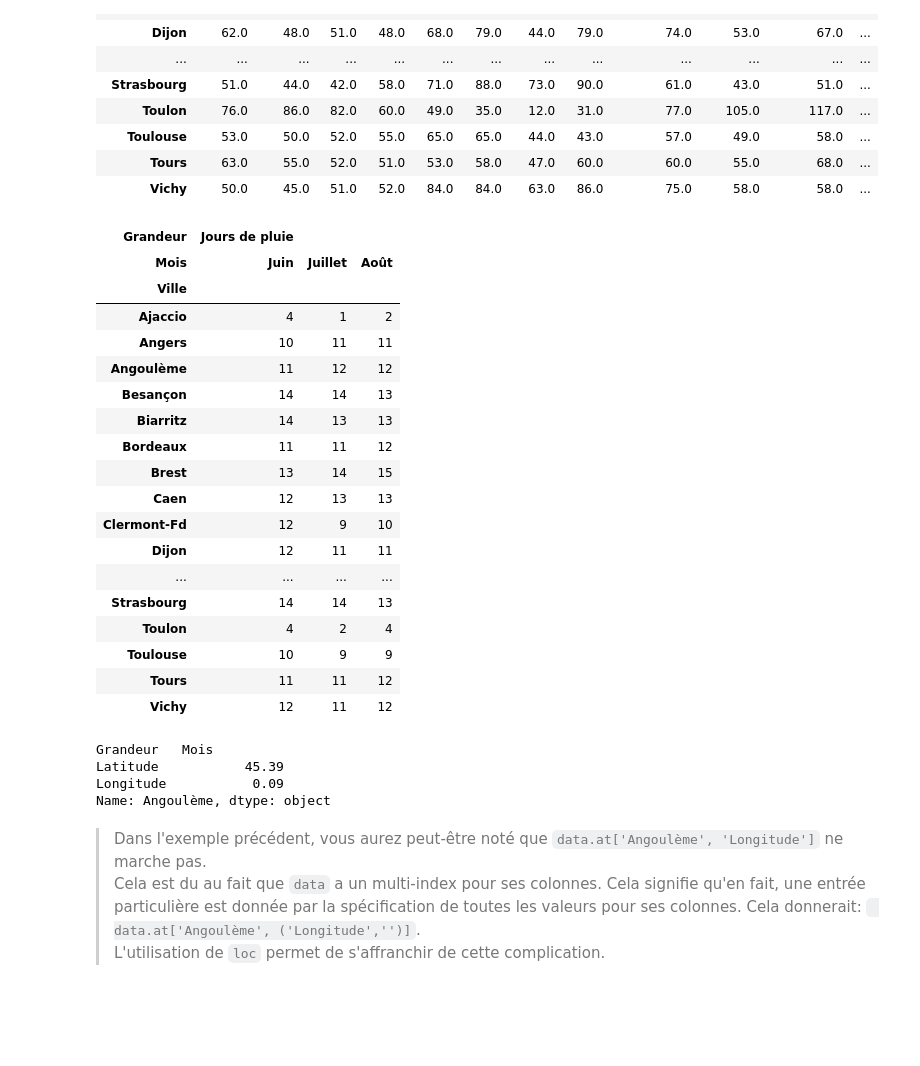
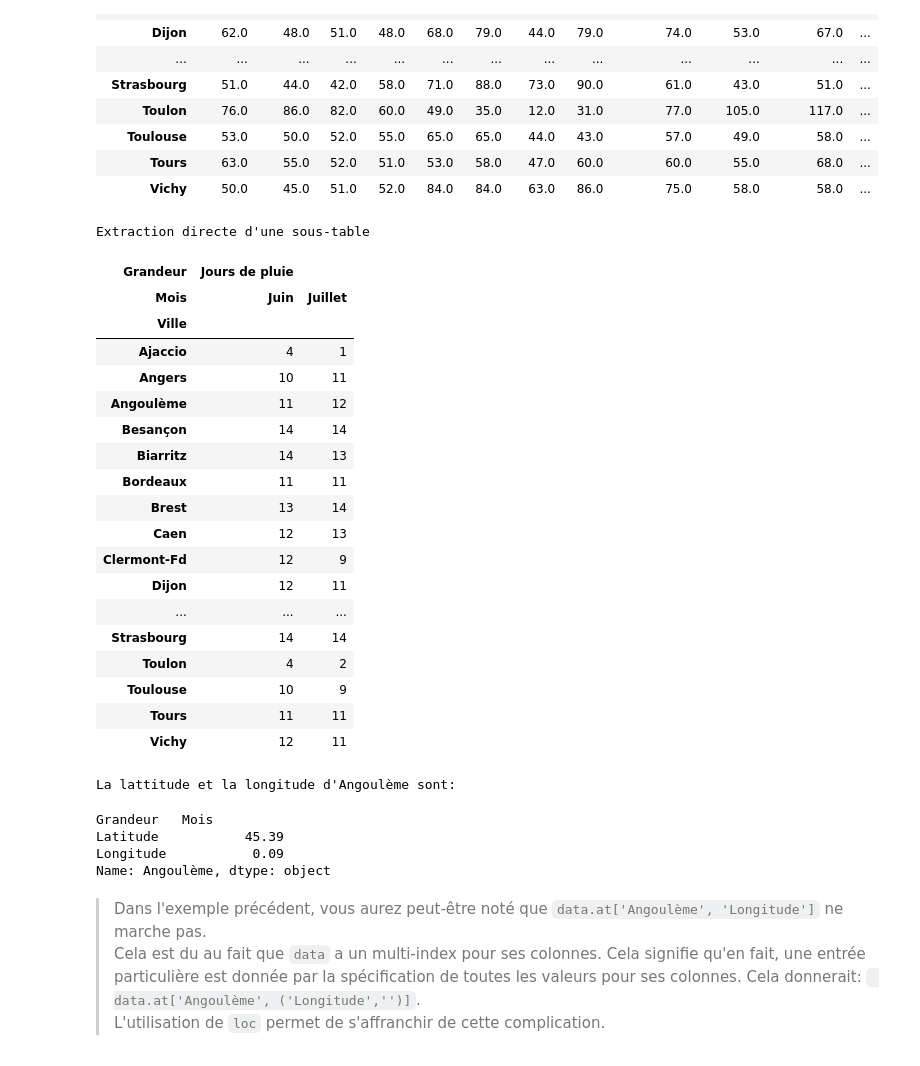
Before and after one commit to campusplage/compte-rendus-jottras_juventin, a Jupyter notebook: TP1_pandas.ipynb, the cells around one changed output. Cells and saved outputs as stored; diff of their text form; code cells hidden in the pictures; blank space fills up the shorter version.

```diff
--- a/TP1_pandas.ipynb
+++ b/TP1_pandas.ipynb
@@ -161,42 +159,43 @@ data['Précipitations']
 # %%
 # Affichez le nombre de jours de pluie de toutes les villes pour les mois de "Juin", "Juillet" et "Août"
 
-# On sélectionne toutes les données dans les colonnes "Juin", "Juillet" et "Août" sous 'Jours de pluie'
-# Pour ce faire, on transpose le tableau, on sélectionne les lignes recherchées,
-# et on procède à une econde transposition.
+#data['Précipitations']['Juin':'Aout']
 
-data.T.loc[('Jours de pluie', ('Juin', 'Juillet', 'Août')), :].T
+# extraction directe d'une sous table (produit un DataFrame)
+print("\nExtraction directe d'une sous-table")
+data.T.loc['Jours de pluie', ['Juin','Juillet','Aout'],:].T
 # %% [output]
+Extraction directe d'une sous-table
-| Grandeur | Jours de pluie |  |  |
-| Mois | Juin | Juillet | Août |
-| Ville |  |  |  |
-| Ajaccio | 4 | 1 | 2 |
-| Angers | 10 | 11 | 11 |
-| Angoulème | 11 | 12 | 12 |
-| Besançon | 14 | 14 | 13 |
-| Biarritz | 14 | 13 | 13 |
-| Bordeaux | 11 | 11 | 12 |
-| Brest | 13 | 14 | 15 |
-| Caen | 12 | 13 | 13 |
-| Clermont-Fd | 12 | 9 | 10 |
-| Dijon | 12 | 11 | 11 |
-| ... | ... | ... | ... |
-| Strasbourg | 14 | 14 | 13 |
-| Toulon | 4 | 2 | 4 |
-| Toulouse | 10 | 9 | 9 |
-| Tours | 11 | 11 | 12 |
-| Vichy | 12 | 11 | 12 |
+| Grandeur | Jours de pluie |  |
+| Mois | Juin | Juillet |
+| Ville |  |  |
+| Ajaccio | 4 | 1 |
+| Angers | 10 | 11 |
+| Angoulème | 11 | 12 |
+| Besançon | 14 | 14 |
+| Biarritz | 14 | 13 |
+| Bordeaux | 11 | 11 |
+| Brest | 13 | 14 |
+| Caen | 12 | 13 |
+| Clermont-Fd | 12 | 9 |
+| Dijon | 12 | 11 |
+| ... | ... | ... |
+| Strasbourg | 14 | 14 |
+| Toulon | 4 | 2 |
+| Toulouse | 10 | 9 |
+| Tours | 11 | 11 |
+| Vichy | 12 | 11 |
 # %%
 # Affichez une phrase qui indique la latitude et longitude d'Angoulème.
 # (utilisez `loc` et le formattage de chaines de caractère avec print)
-
-# On utilise loc pour prendre la ligne 'Angoulème' et les lignes 'Latitude', 'Longitude'
-data.loc['Angoulème', ['Latitude', 'Longitude']]
+print("La lattitude et la longitude d'Angoulème sont:")
+data.loc['Angoulème', ['Latitude','Longitude']]
 # %% [output]
-Grandeur   Mois
-Latitude           45.39
-Longitude           0.09
-Name: Angoulème, dtype: object
+La lattitude et la longitude d'Angoulème sont:
+Grandeur   Mois
+Latitude           45.39
+Longitude           0.09
+Name: Angoulème, dtype: object
 # %% [markdown]
 > Dans l'exemple précédent, vous aurez peut-être noté que `data.at['Angoulème', 'Longitude']` ne marche pas.
 Cela est du au fait que `data` a un multi-index pour ses colonnes. Cela signifie qu'en fait, une entrée particulière est donnée par la spécification de toutes les valeurs pour ses colonnes. Cela donnerait:
```
Also changed, not shown: parts of 8 cells of this notebook.
